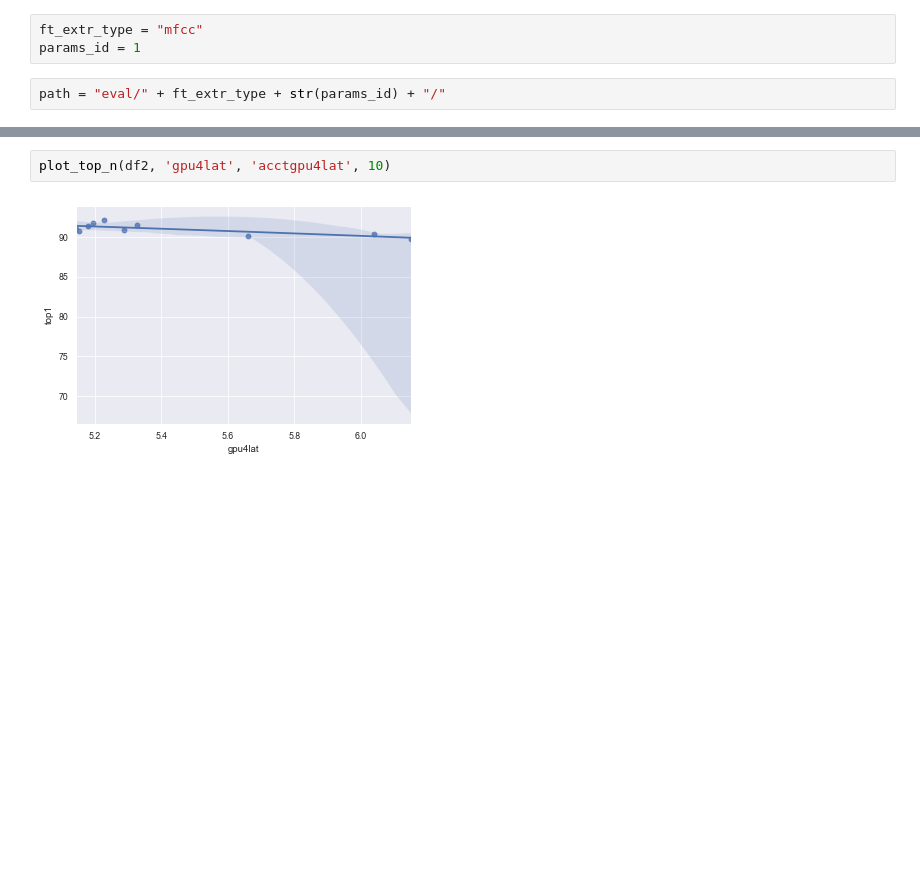
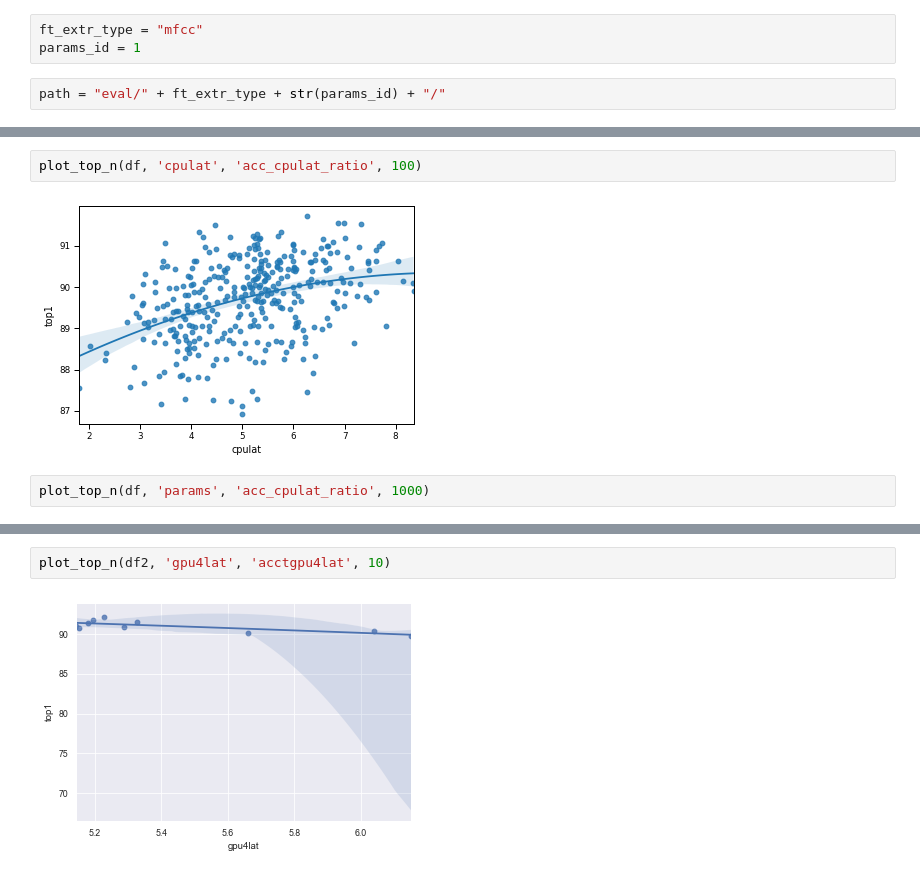
Before and after one commit to NielsEscarfail/FeatureExtractionKWS, a Jupyter notebook: ResultsVisualisation.ipynb, the cells around one changed output, grey strips where cells are left out. Cells and saved outputs as stored; diff of their text form; blank space fills up the shorter version.

```diff
--- a/ResultsVisualisation.ipynb
+++ b/ResultsVisualisation.ipynb
@@ -140,0 +140,6 @@ Index(['w', 'ks', 'd', 'e', 'ft_extr_params', 'ft_extr_params', 'data_shape',
+# %%
+plot_top_n(df, 'cpulat', 'acc_cpulat_ratio', 100)
+# %% [output]
+[figure, added]
+# %%
+plot_top_n(df, 'params', 'acc_cpulat_ratio', 1000)
```
Also changed, not shown: parts of 17 cells of this notebook, 1 other file.
